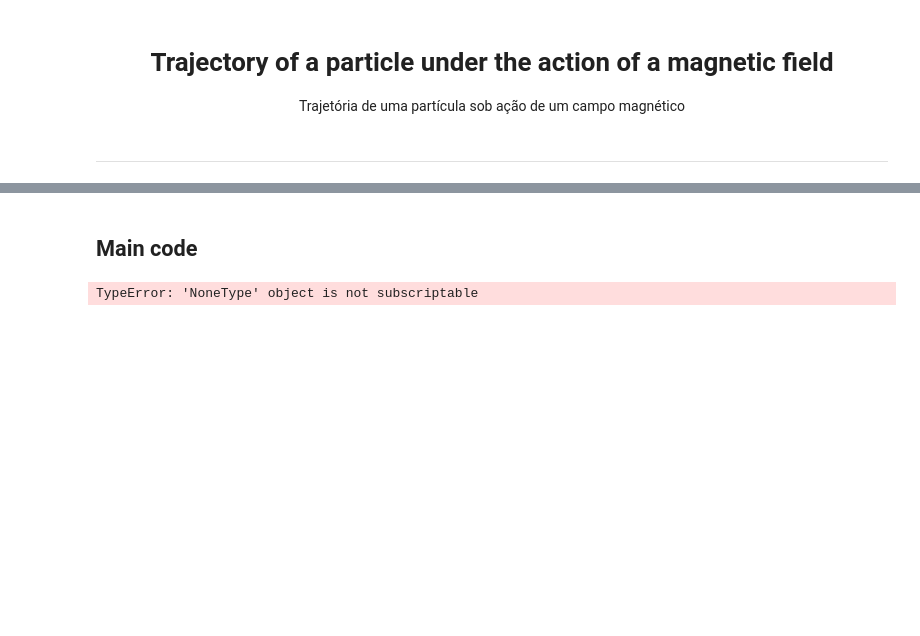
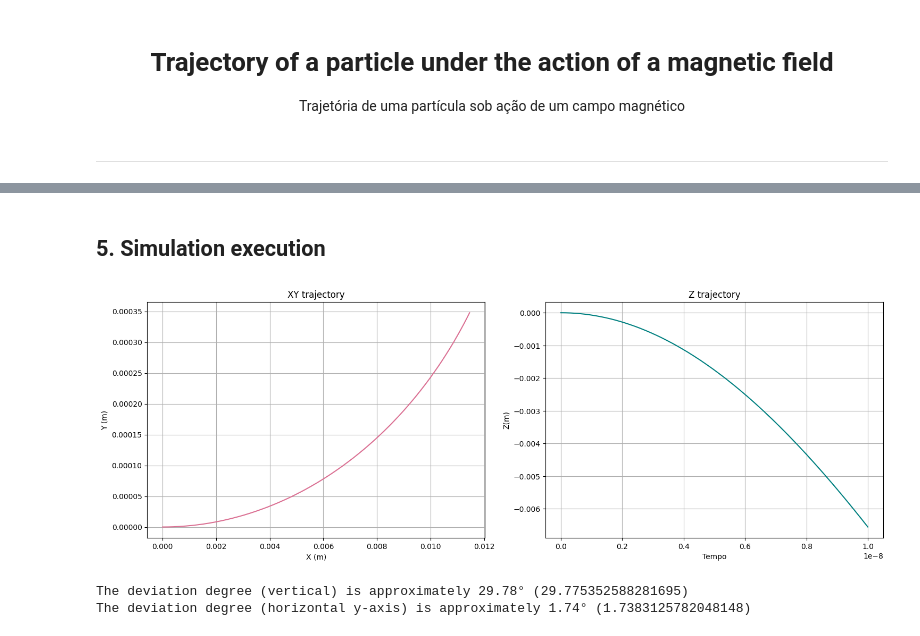
Before and after one commit to Luiza160/Trajectory-of-a-particle, a Jupyter notebook: final_version.ipynb, the cells around one changed output, grey strips where cells are left out. Drawn from its saved outputs; the diff is of its cells as text; code cells hidden in the pictures; blank space fills up the shorter version.

```diff
--- a/final_version.ipynb
+++ b/final_version.ipynb
@@ -50,0 +37,4 @@ import math
+# %%
+''' ==== time conditions ==== '''
+step = 1e-11      # time step (used for RK4)
+total_t = 1e-8    # total elapsed time (s)
@@ -63,5 +71,5 @@ Magnetic field defined at each point of the movement, based on data interpolatio
 # %%
-# this function creates the interpolator
+# creates the interpolator
 def create_interpolators(df):
 
     # each coordinate column needs to be sorted and a unique value of each coordinate is saved
@@ -78,30 +86,12 @@ def create_interpolators(df):
     fbz_grid = df['Bz_T'].values.reshape(nx, ny, nz)
 
     # creates functions to define each field component
-    fbx = RegularGridInterpolator((x_vals, y_vals, z_vals), fbx_grid, bounds_error=False, fill_value=None, method='nearest')
-    fby = RegularGridInterpolator((x_vals, y_vals, z_vals), fby_grid, bounds_error=False, fill_value=None, method='nearest')
-    fbz = RegularGridInterpolator((x_vals, y_vals, z_vals), fbz_grid, bounds_error=False, fill_value=None, method='nearest')
+    fbx = RegularGridInterpolator((x_vals, y_vals, z_vals), fbx_grid, bounds_error=False, fill_value=None)
+    fby = RegularGridInterpolator((x_vals, y_vals, z_vals), fby_grid, bounds_error=False, fill_value=None)
+    fbz = RegularGridInterpolator((x_vals, y_vals, z_vals), fbz_grid, bounds_error=False, fill_value=None)
 
     return {
         'Bx': fbx,
         'By': fby,
         'Bz': fbz,
     }
-
-# this function defines the magnetic field at each point
-def b_field(x, y, z, interp_data):
-
-    # this transformation is only necessary when the data given is in mm
-    x_mm = x * 1000
-    y_mm = y * 1000
-    z_mm = z * 1000
-
-    # creates the point to be evaluated
-    point = np.array([x_mm, y_mm, z_mm], dtype=float)
-
-    # saves each component of the magnetic field
-    Bx = float(interp_data['Bx'](point))
-    By = float(interp_data['By'](point))
-    Bz = float(interp_data['Bz'](point))
-
-    return Bx, By, Bz
@@ -320,2 +412,0 @@ def plot_results(df_save):
-# %% [markdown]
-## Main code
@@ -394,4 +413,9 @@ def main_func(m,
-# %%
-main_func(m, q, x0, y0, z0, b_field, data_import, create_interpolators,Ec0, v_direction, step, total_t, txt_name, file_name)
-# %% [output]
-TypeError: 'NoneType' object is not subscriptable
+# %% [markdown]
+## 5. Simulation execution
+# %%
+# run the simulation
+main_func(m, q, x0, y0, z0, b_field, e_field, Ec0, v_direction, step, total_t, output_file, txt_name, file_name, magnet_name, magnet_type, traj_distance)
+# %% [output]
+[figure, added]
+The deviation degree (vertical) is approximately 29.78° (29.775352588281695)
+The deviation degree (horizontal y-axis) is approximately 1.74° (1.7383125782048148)
```
Also changed, not shown: parts of 27 cells of this notebook.
